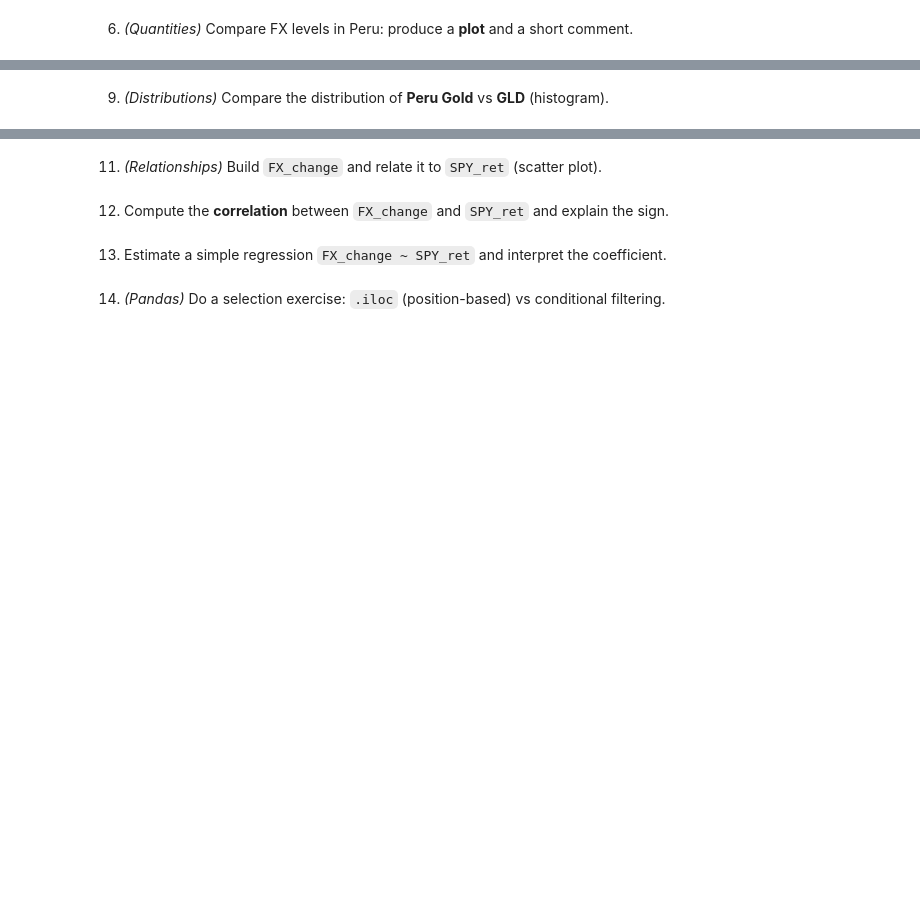
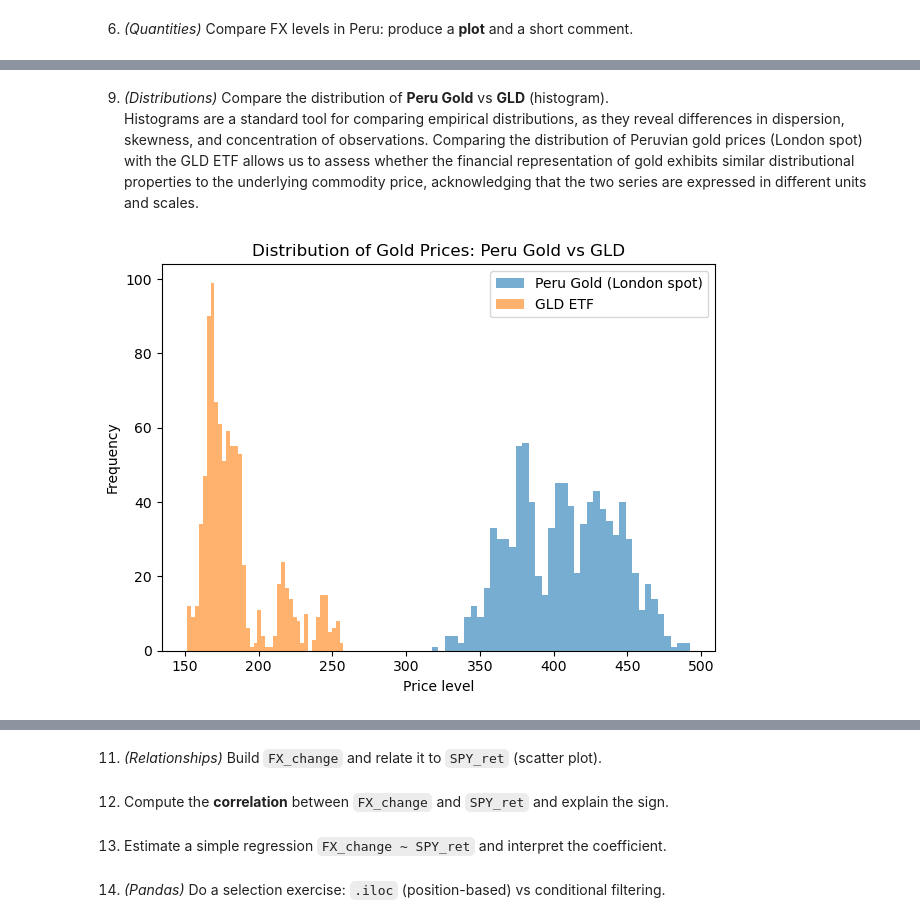
Before and after one commit to EduardoLG39/FinLab, a Jupyter notebook: homeworks/Assignment_3/group_9_ass_3_2026_folder/group_9_ass_3_2026_p1p2.ipynb, the cells around one changed output, grey strips where cells are left out. Saved outputs shown, nothing was run; the diff lists cells and outputs as text; code cells hidden in the pictures; blank space fills up the shorter version.

```diff
--- a/homeworks/Assignment_3/group_9_ass_3_2026_folder/group_9_ass_3_2026_p1p2.ipynb
+++ b/homeworks/Assignment_3/group_9_ass_3_2026_folder/group_9_ass_3_2026_p1p2.ipynb
@@ -344,2 +421,48 @@ US assets with returns — preview:
 # %% [markdown]
 9. *(Distributions)* Compare the distribution of **Peru Gold** vs **GLD** (histogram).
+Histograms are a standard tool for comparing empirical distributions, as they reveal differences in dispersion, skewness, and concentration of observations. Comparing the distribution of Peruvian gold prices (London spot) with the GLD ETF allows us to assess whether the financial representation of gold exhibits similar distributional properties to the underlying commodity price, acknowledging that the two series are expressed in different units and scales.
+# %%
+import matplotlib.pyplot as plt
+
+# --- Prepare gold series from Peru and GLD ---
+peru_gold = (
+    peru_wide[["date", "gold"]]
+    .dropna()
+)
+
+gld_prices = (
+    usa_returns
+    .loc[usa_returns["ticker"] == "GLD", ["date", "close"]]
+    .rename(columns={"close": "gld"})
+    .dropna()
+)
+
+# Align by date to ensure comparability
+gold_compare = (
+    peru_gold
+    .merge(gld_prices, on="date", how="inner")
+)
+
+# --- Histogram comparison ---
+plt.figure()
+plt.hist(
+    gold_compare["gold"],
+    bins=40,
+    alpha=0.6,
+    label="Peru Gold (London spot)"
+)
+plt.hist(
+    gold_compare["gld"],
+    bins=40,
+    alpha=0.6,
+    label="GLD ETF"
+)
+
+plt.title("Distribution of Gold Prices: Peru Gold vs GLD")
+plt.xlabel("Price level")
+plt.ylabel("Frequency")
+plt.legend()
+plt.tight_layout()
+plt.show()
+# %% [output]
+[figure, added]
```
Also changed, not shown: parts of 15 cells of this notebook.
